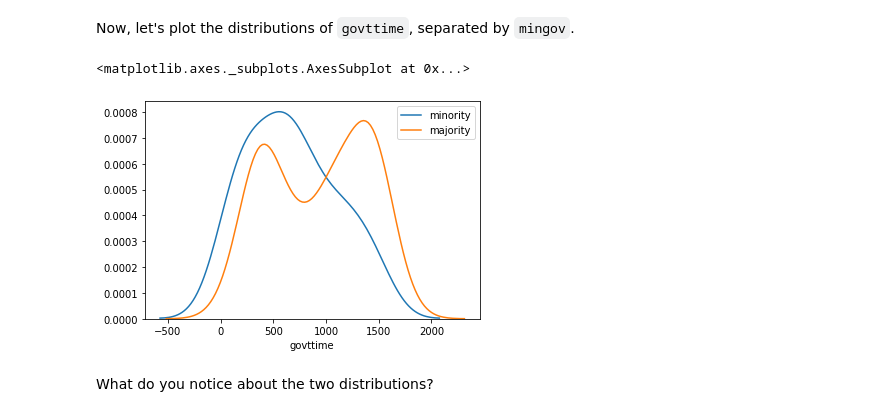
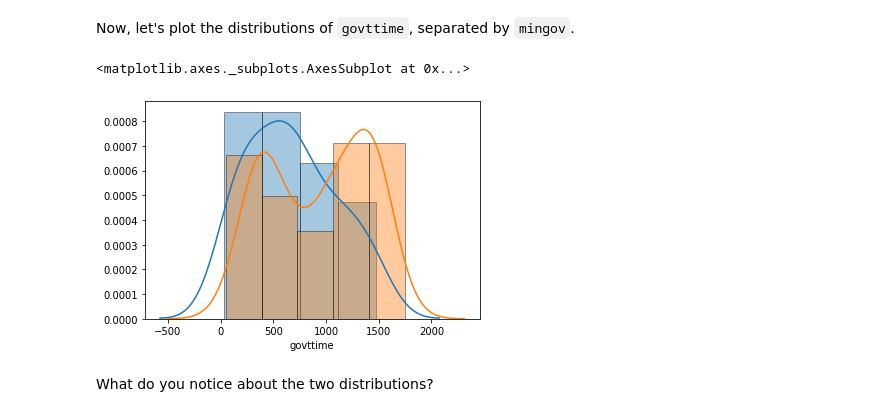
Before and after one commit to ds-modules/POLSCI-3, a Jupyter notebook: beta materials/Lecture_I_NB_1.ipynb, the cells around one changed output. Cells and saved outputs as stored; diff of their text form; code cells hidden in the pictures.

Commit message:
hold limits and hists

```diff
--- a/beta materials/Lecture_I_NB_1.ipynb
+++ b/beta materials/Lecture_I_NB_1.ipynb
@@ -131,11 +131,11 @@ govts_df
 # %% [markdown]
 Now, let's plot the distributions of <code>govttime</code>, separated by <code>mingov</code>.
 # %%
-sns.distplot(govts_df[govts_df.mingov==1]['govttime'], hist=False, label='minority')
-sns.distplot(govts_df[govts_df.mingov==0]['govttime'], hist=False, label='majority')
+sns.distplot(govts_df[govts_df.mingov==1]['govttime'], label='minority')
+sns.distplot(govts_df[govts_df.mingov==0]['govttime'], label='majority')
 # %% [output]
 <matplotlib.axes._subplots.AxesSubplot at 0x...>
-[figure, old version]
+[figure, new version]
 # %% [markdown]
 What do you notice about the two distributions?
 # %% [markdown]
```
Also changed, not shown: parts of 1 cell of this notebook.
